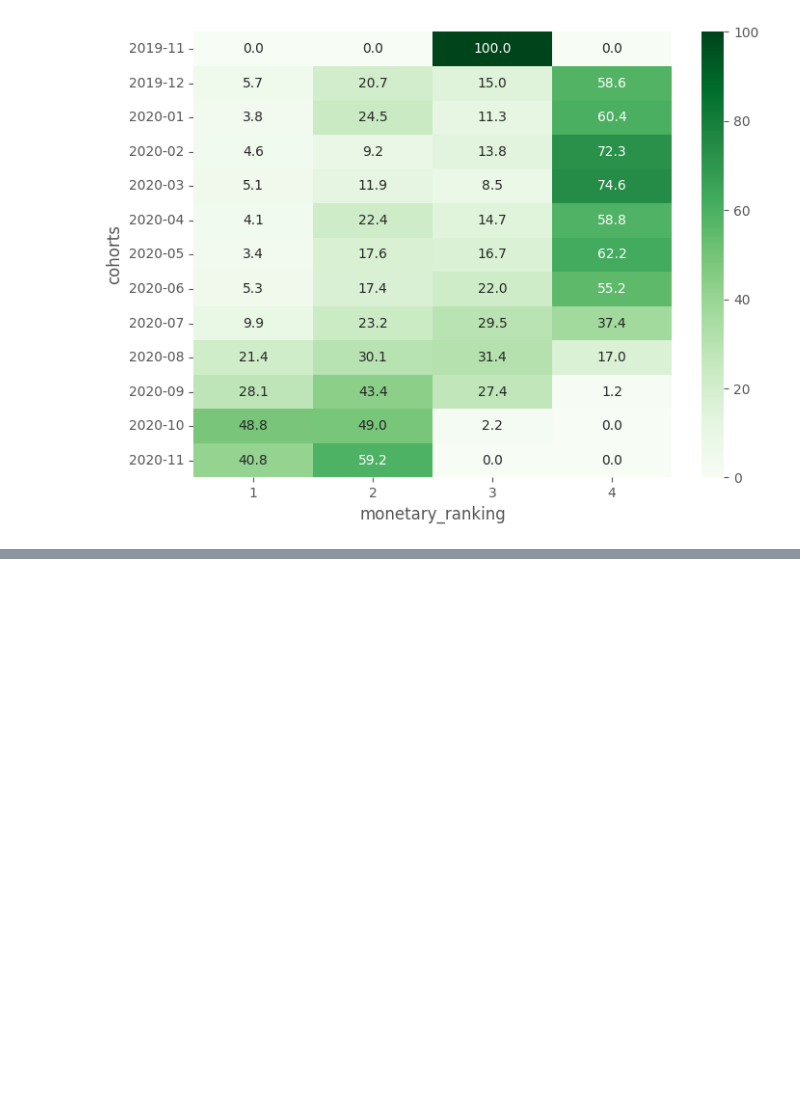
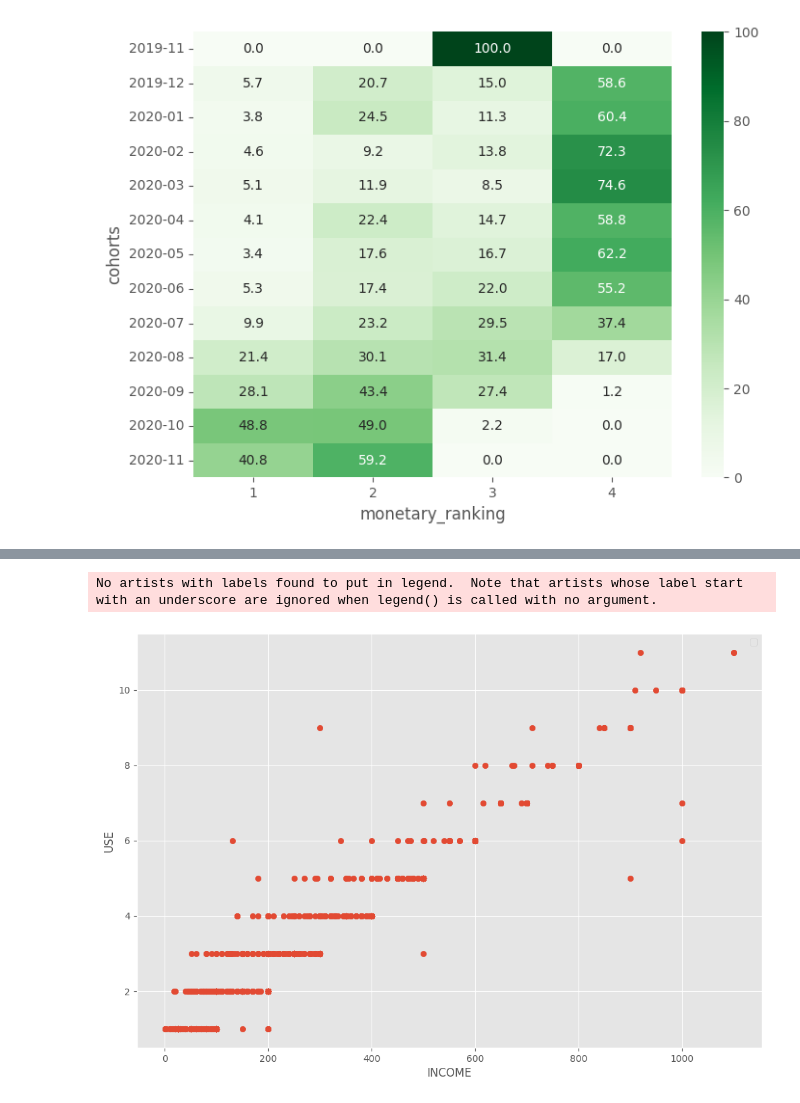
Before and after one commit to ivanseldas/microcredit-churn-classifier, a Jupyter notebook: Main_Latest.ipynb, the cells around one changed output, grey strips where cells are left out. Drawn from its saved outputs; the diff is of its cells as text; code cells hidden in the pictures; blank space fills up the shorter version.

Commit message:
relation amount - frequency

```diff
--- a/Main_Latest.ipynb
+++ b/Main_Latest.ipynb
@@ -351,0 +354,4 @@ sns.heatmap(pivot_table,annot=True, fmt=".1f", cmap="Greens")
+# %%
+# Number of transaction completed (status == 'money_back') per user
+freq_user = cash[cash['status'] == 'money_back'].groupby(['user_id', 'cohorts'])['amount'].agg(total_use='count').reset_index()
+freq_user
@@ -351,0 +372,4 @@ sns.heatmap(pivot_table,annot=True, fmt=".1f", cmap="Greens")
+# %%
+# Add total_use column to income_user table
+income_user = income_user.join(freq_user['total_use'])
+income_user
@@ -351,0 +390,11 @@ sns.heatmap(pivot_table,annot=True, fmt=".1f", cmap="Greens")
+# %%
+# Scatter plot of relation amount-frequency of use
+plt.figure(figsize=(12,8))
+plt.scatter(income_user['total_income'],income_user['total_use'])
+plt.ylabel('USE')
+plt.xlabel('INCOME')
+plt.legend()
+plt.show()
+# %% [output]
+No artists with labels found to put in legend.  Note that artists whose label start with an underscore are ignored when legend() is called with no argument.
+[figure, added]
```
Also changed, not shown: parts of 9 cells of this notebook.
